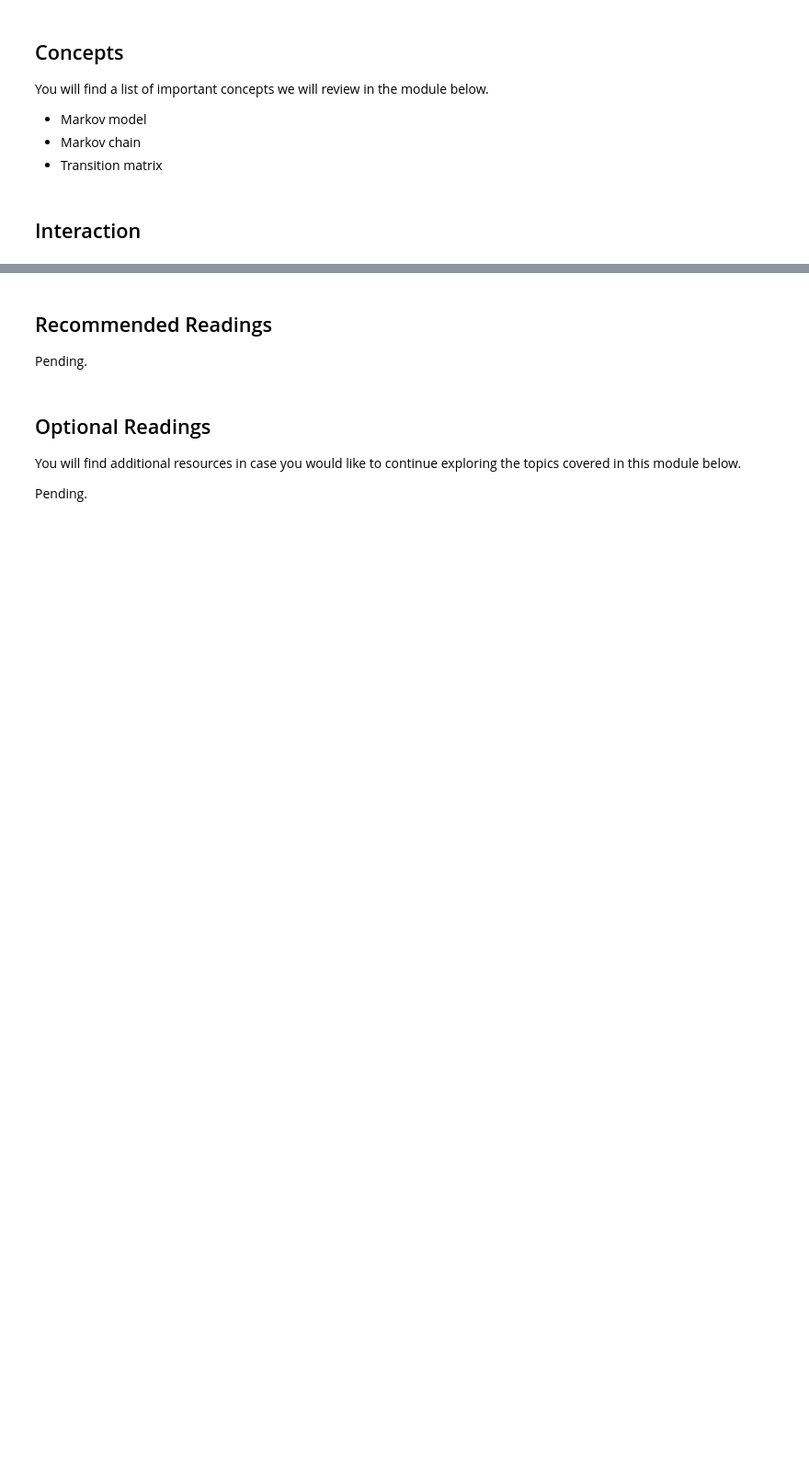
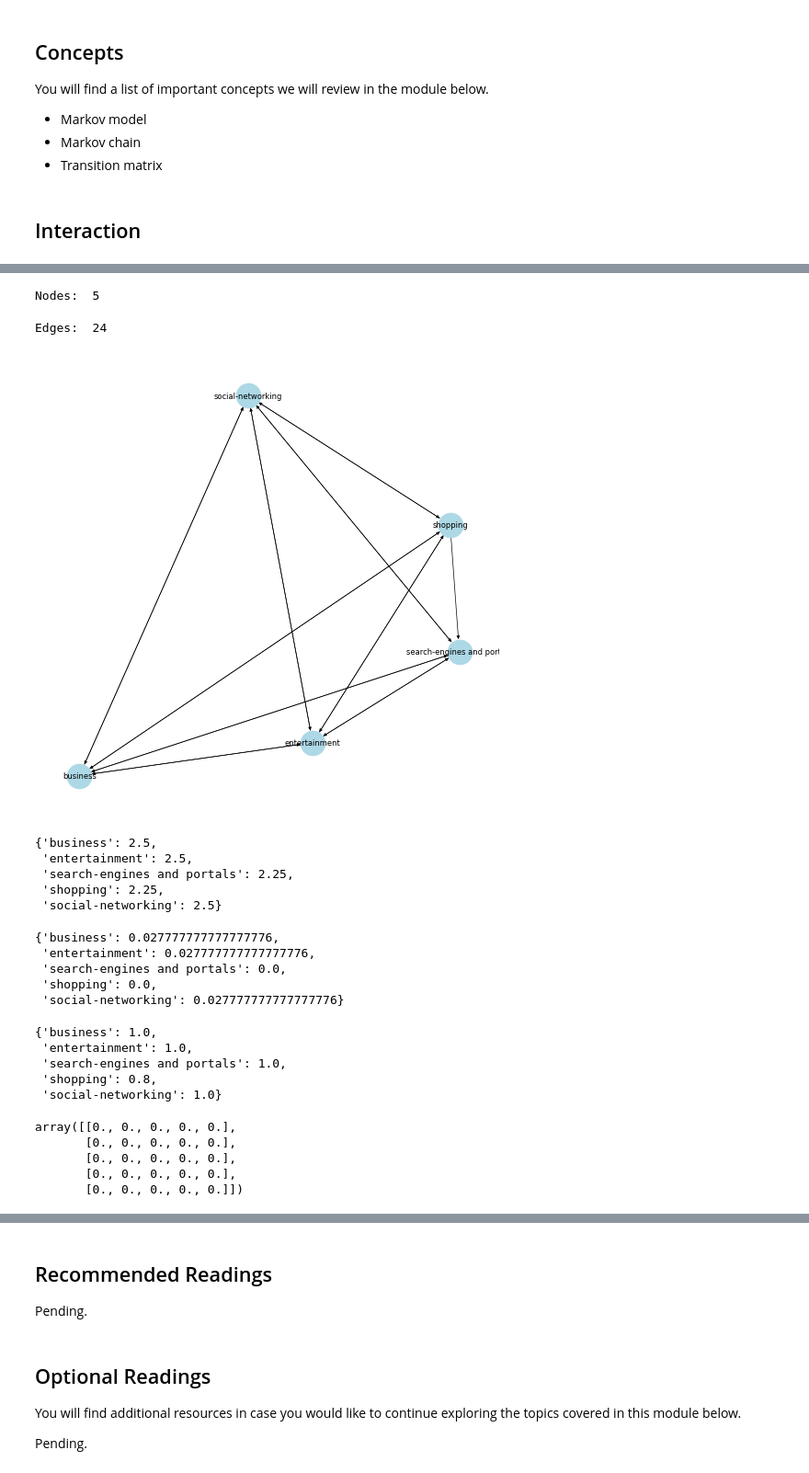
Before and after one commit to alejandrogtz/cccs630-fall2023, a Jupyter notebook: module10/markov_models.ipynb, the cells around one changed output, grey strips where cells are left out. Shown at 92% size. Cells and saved outputs as stored; diff of their text form; code cells hidden in the pictures; blank space fills up the shorter version.

```diff
--- a/module10/markov_models.ipynb
+++ b/module10/markov_models.ipynb
@@ -162,4 +138,3 @@ visits_dictonary
 # %%
-# Create a dataframe from a dictionary
-visits_dataframe = pd.DataFrame.from_dict(visits_dictonary)
+connections = pd.DataFrame.from_dict(connections) # Create a dataframe from a dictionary
 # %%
@@ -167,3 +156,3 @@ visits_dataframe
 # %%
-visits = visits_dataframe.groupby(['start_node','end_node']).size().reset_index(name='count')
+connections = connections.groupby(['start_node','end_node']).size().reset_index(name='count')
 # %%
@@ -170,0 +178,50 @@ visits
+# %%
+# Create a directional graph
+G = nx.DiGraph()
+
+# Add nodes and connections to the graph
+for index, row in connections.iterrows():
+    if (not G.has_node(row['start_node'])):
+        G.add_node(row['start_node'])
+    if (not G.has_node(row['end_node'])):
+        G.add_node(row['end_node'])
+    G.add_edge(row['start_node'],row['end_node'], weight=row['count'])
+# %%
+print('Nodes: ',G.number_of_nodes())
+# %% [output]
+Nodes:  5
+# %%
+print('Edges: ',G.number_of_edges())
+# %% [output]
+Edges:  24
+# %%
+pos = nx.spiral_layout(G)
+# %%
+fig = plt.figure(1, figsize=(10, 10), dpi=50)
+nx.draw(G, pos, with_labels=True, node_color='lightblue', font_weight='normal', node_size=1500, width=1)
+# %% [output]
+[figure, added]
+# %%
+nx.degree_centrality(G)
+# %% [output]
+{'business': 2.5,
+ 'entertainment': 2.5,
+ 'search-engines and portals': 2.25,
+ 'shopping': 2.25,
+ 'social-networking': 2.5}
+# %%
+nx.betweenness_centrality(G)
+# %% [output]
+{'business': 0.027777777777777776,
+ 'entertainment': 0.027777777777777776,
+ 'search-engines and portals': 0.0,
+ 'shopping': 0.0,
+ 'social-networking': 0.027777777777777776}
+# %%
+nx.closeness_centrality(G)
+# %% [output]
+{'business': 1.0,
+ 'entertainment': 1.0,
+ 'search-engines and portals': 1.0,
+ 'shopping': 0.8,
+ 'social-networking': 1.0}
@@ -171 +230,9 @@ visits
+# %%
+transition_matrix
+# %% [output]
+array([[0., 0., 0., 0., 0.],
+       [0., 0., 0., 0., 0.],
+       [0., 0., 0., 0., 0.],
+       [0., 0., 0., 0., 0.],
+       [0., 0., 0., 0., 0.]])
 # %%
```
Also changed, not shown: parts of 47 cells of this notebook.
